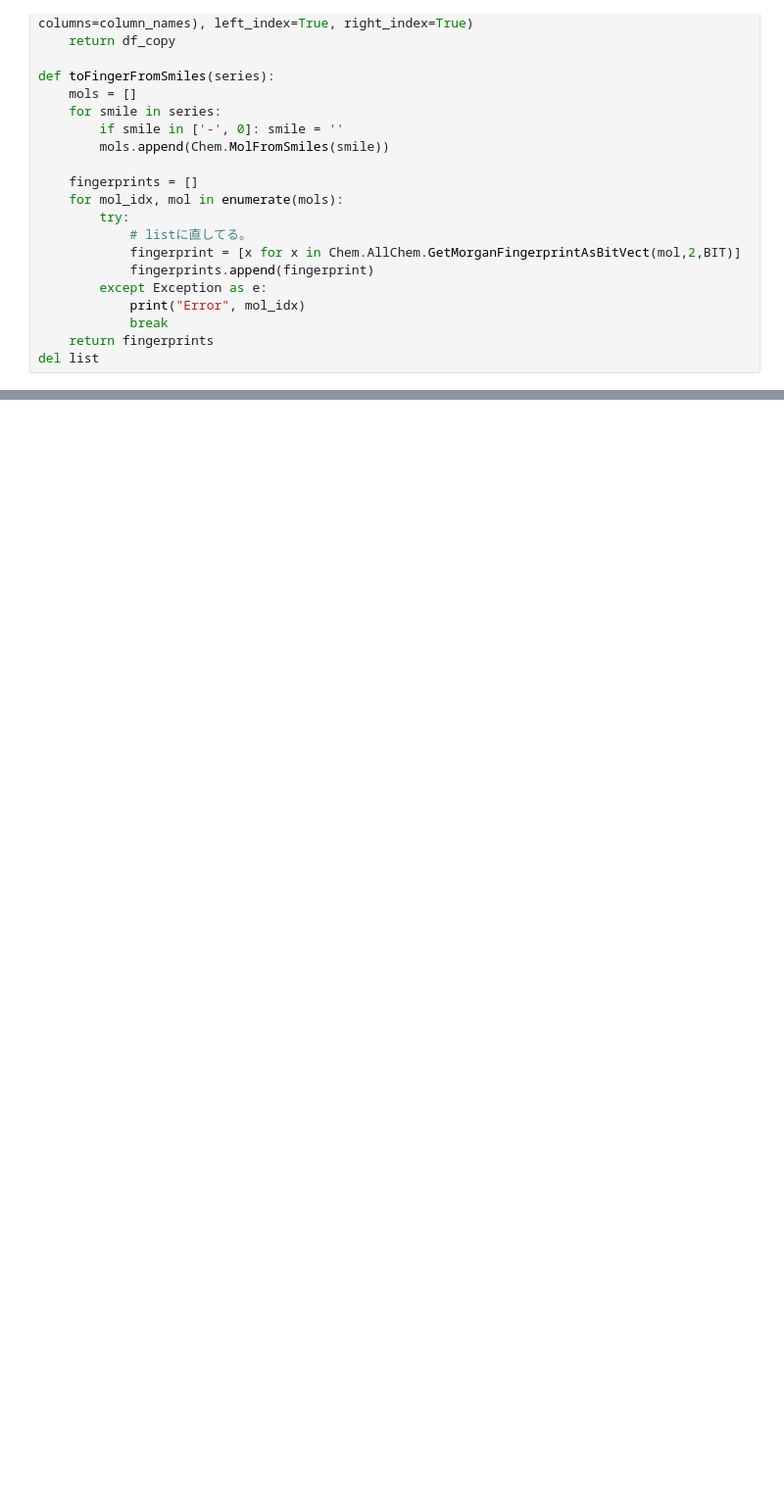
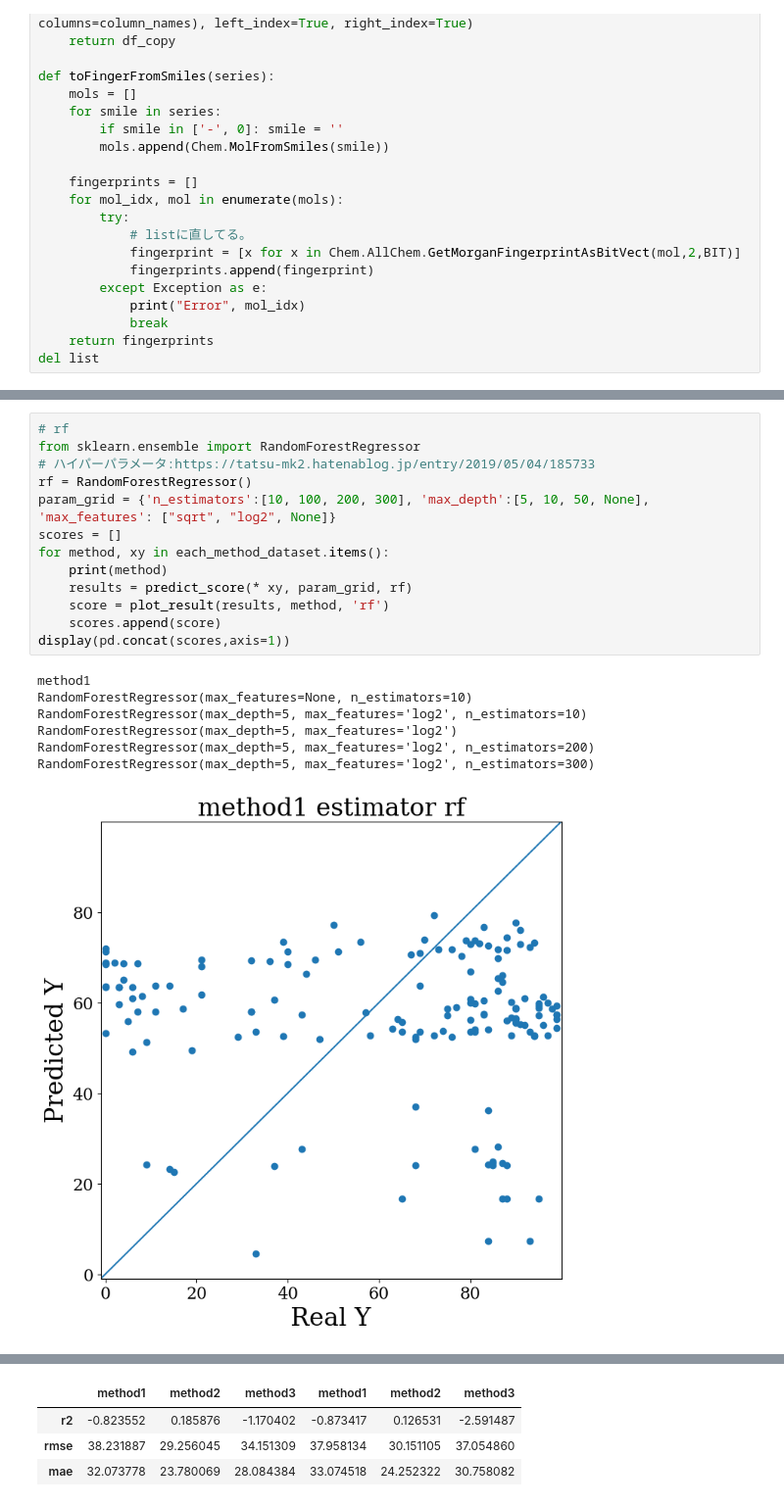
Before and after one commit to wwwyo/lab, a Jupyter notebook: exec_1114.ipynb, the cells around one changed output, grey strips where cells are left out. Shown at 98% size. Drawn from its saved outputs; the diff is of its cells as text; blank space fills up the shorter version.

```diff
--- a/exec_1114.ipynb
+++ b/exec_1114.ipynb
@@ -294,0 +448,21 @@ r2_score(rf.predict(X_test_1))
+# %%
+# rf
+from sklearn.ensemble import RandomForestRegressor
+# ハイパーパラメータ:https://tatsu-mk2.hatenablog.jp/entry/2019/05/04/185733
+rf = RandomForestRegressor()
+param_grid = {'n_estimators':[10, 100, 200, 300], 'max_depth':[5, 10, 50, None], 'max_features': ["sqrt", "log2", None]}
+scores = []
+for method, xy in each_method_dataset.items():
+    print(method)
+    results = predict_score(* xy, param_grid, rf)
+    score = plot_result(results, method, 'rf')
+    scores.append(score)
+display(pd.concat(scores,axis=1))
+# %% [output]
+method1
+RandomForestRegressor(max_features=None, n_estimators=10)
+RandomForestRegressor(max_depth=5, max_features='log2', n_estimators=10)
+RandomForestRegressor(max_depth=5, max_features='log2')
+RandomForestRegressor(max_depth=5, max_features='log2', n_estimators=200)
+RandomForestRegressor(max_depth=5, max_features='log2', n_estimators=300)
+[figure, added]
@@ -294,0 +526,4 @@ r2_score(rf.predict(X_test_1))
+|  | method1 | method2 | method3 | method1 | method2 | method3 |
+| r2 | -0.823552 | 0.185876 | -1.170402 | -0.873417 | 0.126531 | -2.591487 |
+| rmse | 38.231887 | 29.256045 | 34.151309 | 37.958134 | 30.151105 | 37.054860 |
+| mae | 32.073778 | 23.780069 | 28.084384 | 33.074518 | 24.252322 | 30.758082 |
```
Also changed, not shown: parts of 26 cells of this notebook, 1 other file.
